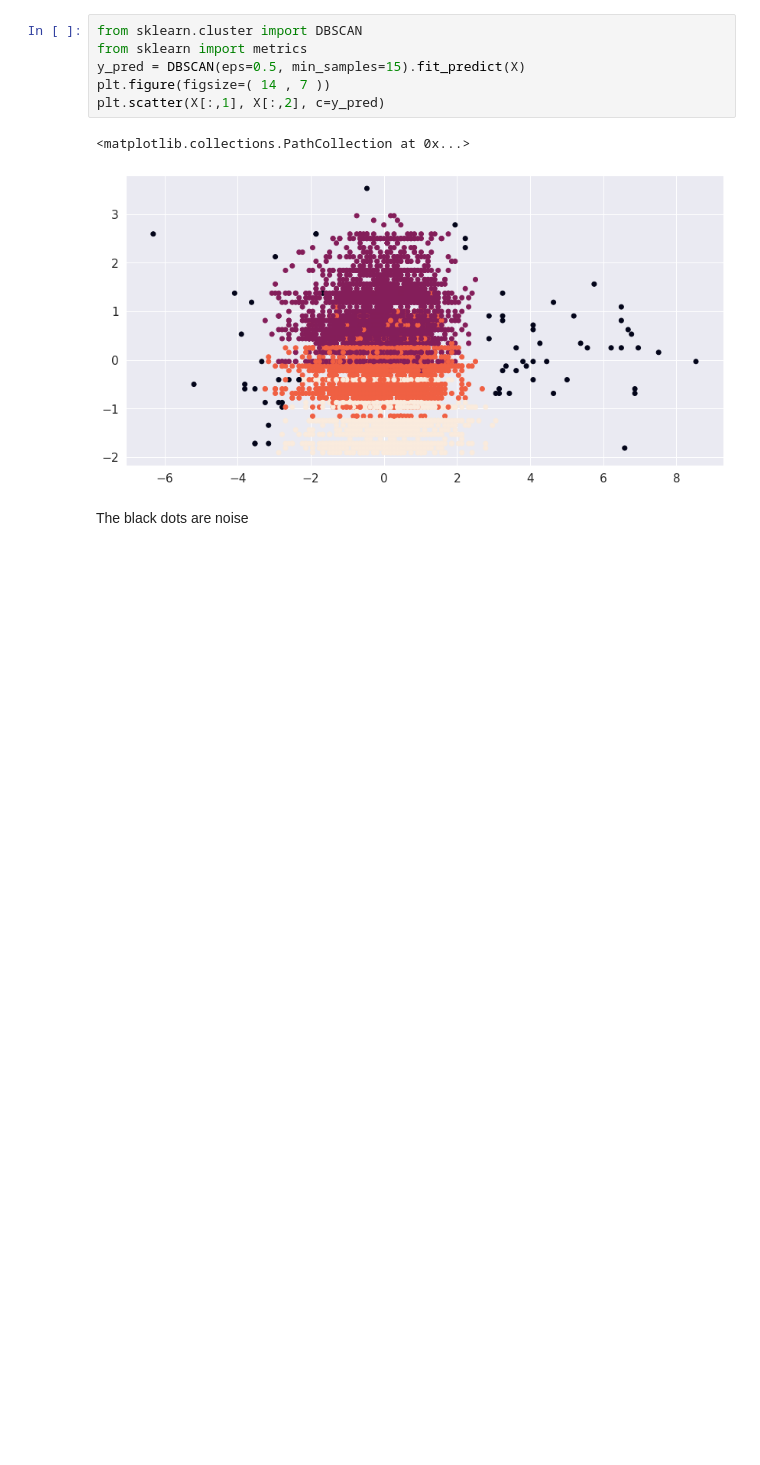
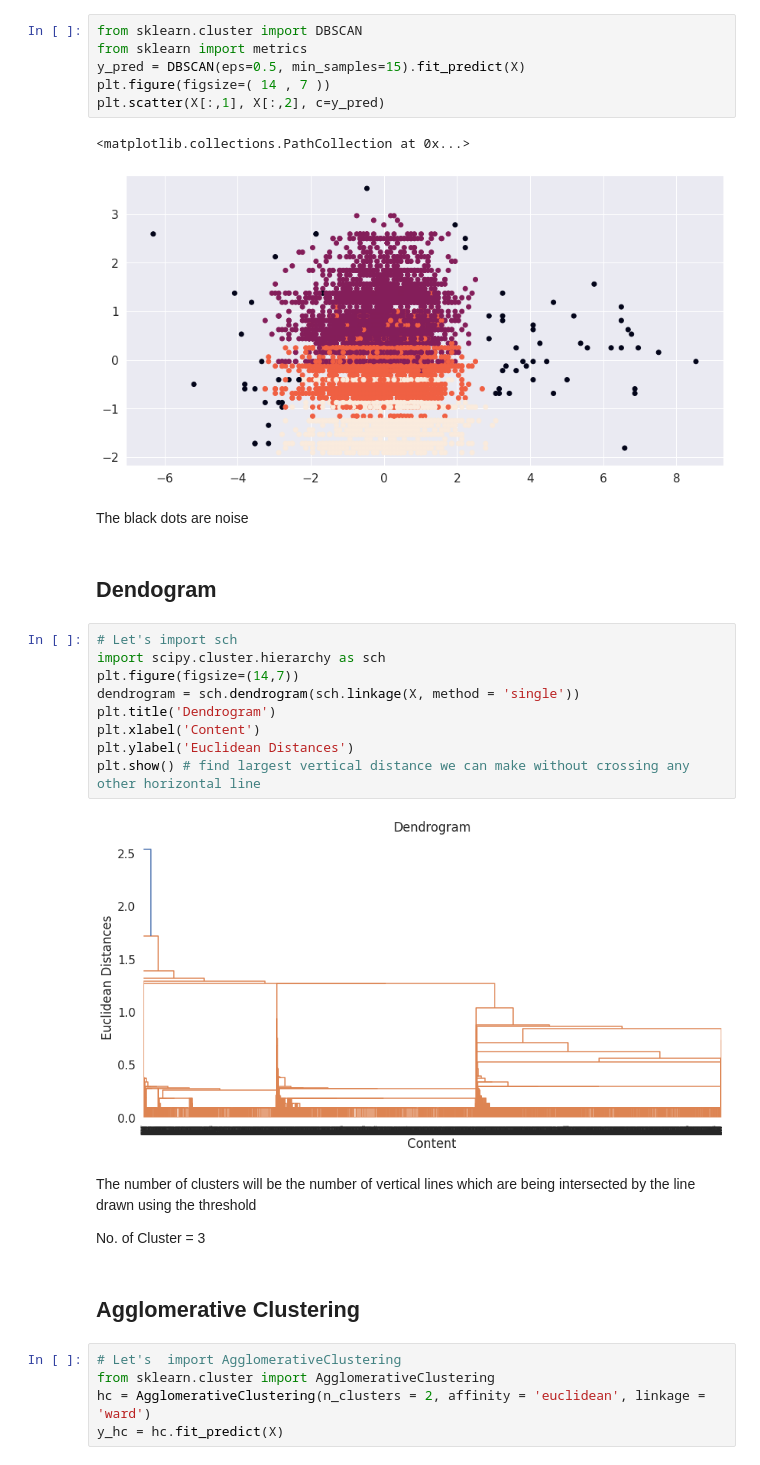
Before and after one commit to rashmi-biswas/Netflix_movies_tvshows_clustering, a Jupyter notebook: NETFLIX_MOVIES_&_TV_SHOWS_CLUSTERING.ipynb, the cells around one changed output. Saved outputs shown, nothing was run; the diff lists cells and outputs as text; blank space fills up the shorter version.

Commit message:
Hierarchical and Agglomerative Clustering

```diff
--- a/NETFLIX_MOVIES_&_TV_SHOWS_CLUSTERING.ipynb
+++ b/NETFLIX_MOVIES_&_TV_SHOWS_CLUSTERING.ipynb
@@ -1268,3 +1268,27 @@ plt.scatter(X[:,1], X[:,2], c=y_pred)
 [figure]
 # %% [markdown]
 The black dots are noise
+# %% [markdown]
+## **Dendogram**
+# %%
+# Let's import sch
+import scipy.cluster.hierarchy as sch
+plt.figure(figsize=(14,7))
+dendrogram = sch.dendrogram(sch.linkage(X, method = 'single'))
+plt.title('Dendrogram')
+plt.xlabel('Content')
+plt.ylabel('Euclidean Distances')
+plt.show() # find largest vertical distance we can make without crossing any other horizontal line
+# %% [output]
+[figure, added]
+# %% [markdown]
+The number of clusters will be the number of vertical lines which are being intersected by the line drawn using the threshold
+
+No. of Cluster = 3
+# %% [markdown]
+## **Agglomerative Clustering**
+# %%
+# Let's  import AgglomerativeClustering
+from sklearn.cluster import AgglomerativeClustering
+hc = AgglomerativeClustering(n_clusters = 2, affinity = 'euclidean', linkage = 'ward')
+y_hc = hc.fit_predict(X)
```
Also changed, not shown: parts of 8 cells of this notebook.
